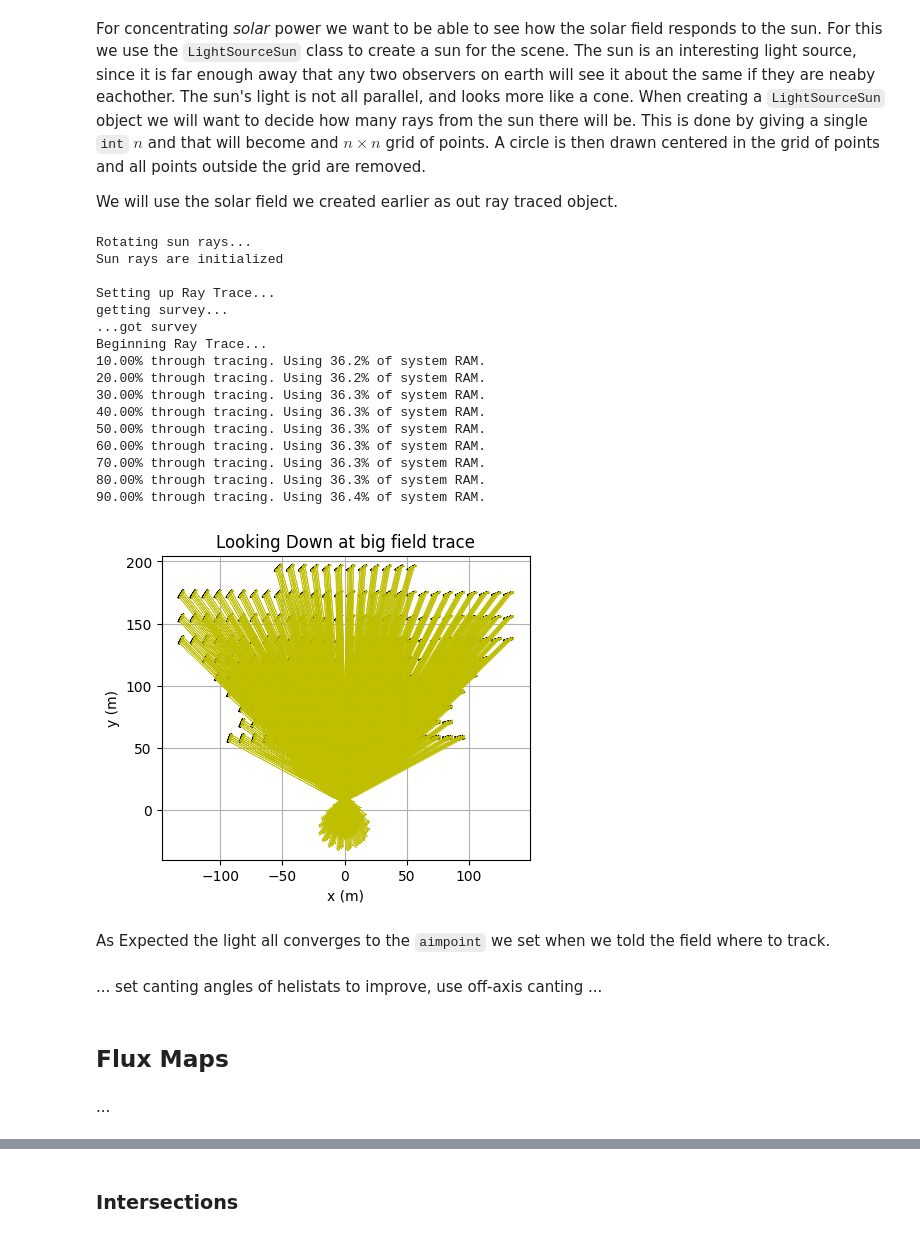
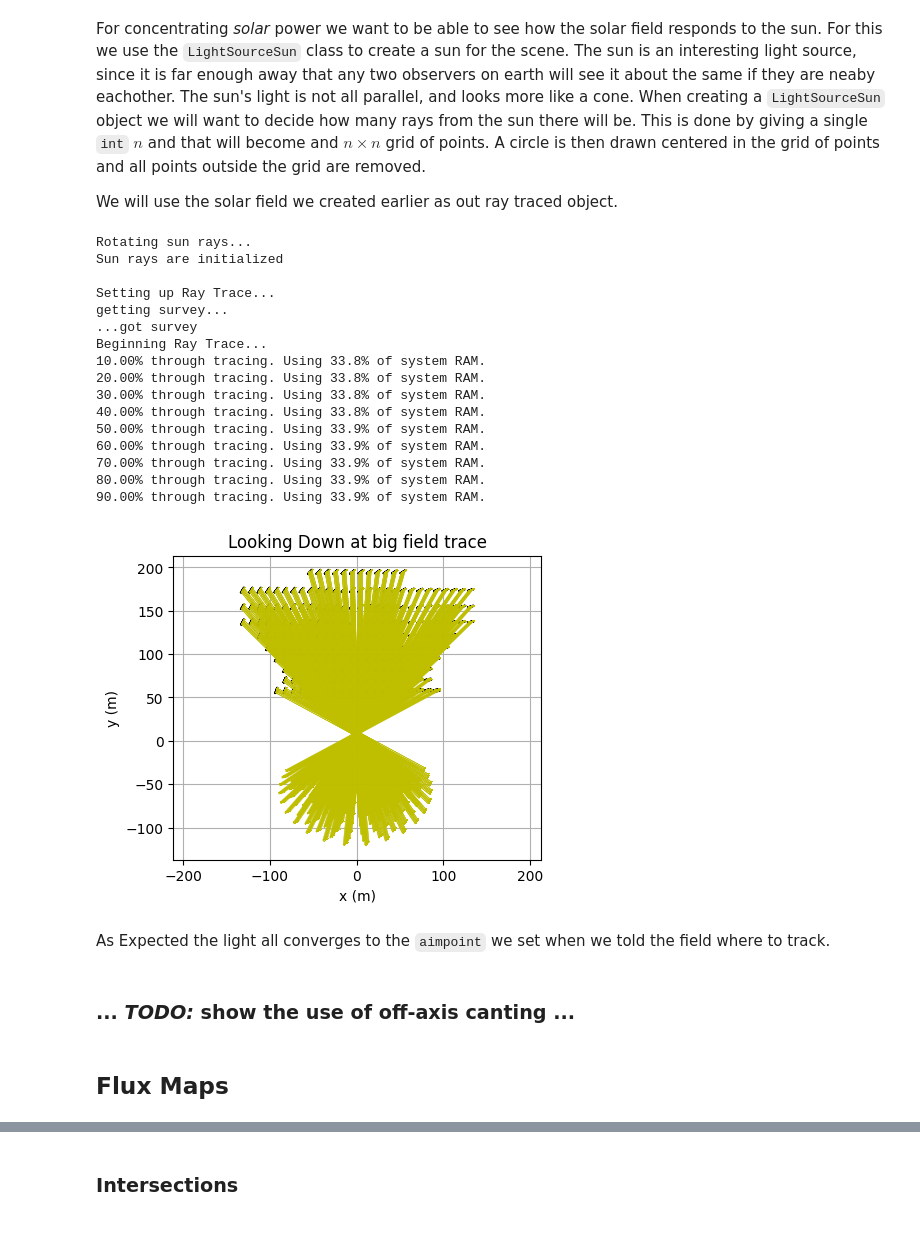
Before and after one commit to sandialabs/OpenCSP, a Jupyter notebook: example/csp/base_classes_and_ray_trace.ipynb, the cells around one changed output, grey strips where cells are left out. Drawn from its saved outputs; the diff is of its cells as text; code cells hidden in the pictures.

Commit message:
updated the python noteboo,k explaining base classes and ray tracing

```diff
--- a/example/csp/base_classes_and_ray_trace.ipynb
+++ b/example/csp/base_classes_and_ray_trace.ipynb
@@ -527,50 +529,48 @@ from opencsp.common.lib.csp.LightSourceSun import LightSourceSun
 # time_zone = ZoneInfo("America/Denver")
 # sun = LightSourceSun.from_location_time(solar_field_nsttf.origin_lon_lat,
 #                                         datetime.datetime(2024, 3, 1, 8, 0, 0, tzinfo=time_zone),
 #                                         1)
 sun = LightSourceSun()
 sun.set_incident_rays(solar_field_nsttf.origin_lon_lat,
                       time,
                       1,) # we set the sun to only have one beam
 
 solar_field_nsttf._parent = None
 scene_with_sun = Scene()
 scene_with_sun.add_object(solar_field_nsttf)
 scene_with_sun.add_light_source(sun)
 
 trace_with_sun = rt.trace_scene(scene_with_sun,
                                 obj_resolution=Resolution.center(),
                                 verbose=True) # we can set the verbose flag to be true to see the progress
 
 # DRAWING
 fig_record, _ = quick_plotxy("Looking Down at big field trace")
 solar_field_nsttf.draw(fig_record.view)
-trace_with_sun.draw(fig_record.view, rcrt.init_current_lengths(current_len=100))
+trace_with_sun.draw(fig_record.view, rcrt.init_current_lengths(current_len=200))
 fig_record.view.show()
 # %% [output]
 Rotating sun rays...
 Sun rays are initialized
 
 Setting up Ray Trace...
 getting survey...
 ...got survey
 Beginning Ray Trace...
-10.00% through tracing. Using 36.2% of system RAM.
-20.00% through tracing. Using 36.2% of system RAM.
-30.00% through tracing. Using 36.3% of system RAM.
-40.00% through tracing. Using 36.3% of system RAM.
-50.00% through tracing. Using 36.3% of system RAM.
-60.00% through tracing. Using 36.3% of system RAM.
-70.00% through tracing. Using 36.3% of system RAM.
-80.00% through tracing. Using 36.3% of system RAM.
-90.00% through tracing. Using 36.4% of system RAM.
+10.00% through tracing. Using 33.8% of system RAM.
+20.00% through tracing. Using 33.8% of system RAM.
+30.00% through tracing. Using 33.8% of system RAM.
+40.00% through tracing. Using 33.8% of system RAM.
+50.00% through tracing. Using 33.9% of system RAM.
+60.00% through tracing. Using 33.9% of system RAM.
+70.00% through tracing. Using 33.9% of system RAM.
+80.00% through tracing. Using 33.9% of system RAM.
+90.00% through tracing. Using 33.9% of system RAM.
-[figure, old version]
+[figure, new version]
 # %% [markdown]
 As Expected the light all converges to the `aimpoint` we set when we told the field where to track.
-# %% [markdown]
-... set canting angles of helistats to improve, use off-axis canting ...
+# %% [markdown]
+<h3 color = "red">... <i>TODO:</i> show the use of off-axis canting ...</h3>
 # %% [markdown]
 Flux Maps
 ---------
-# %% [markdown]
-...
```
Also changed, not shown: parts of 31 cells of this notebook, 1 other file.
